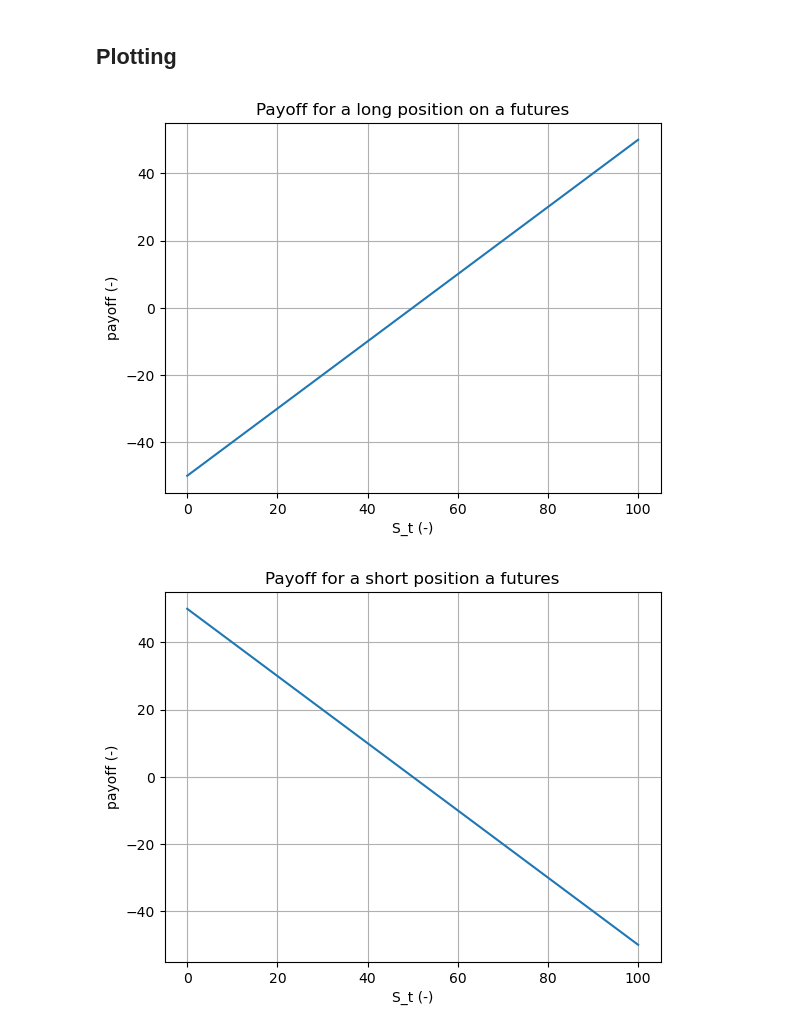
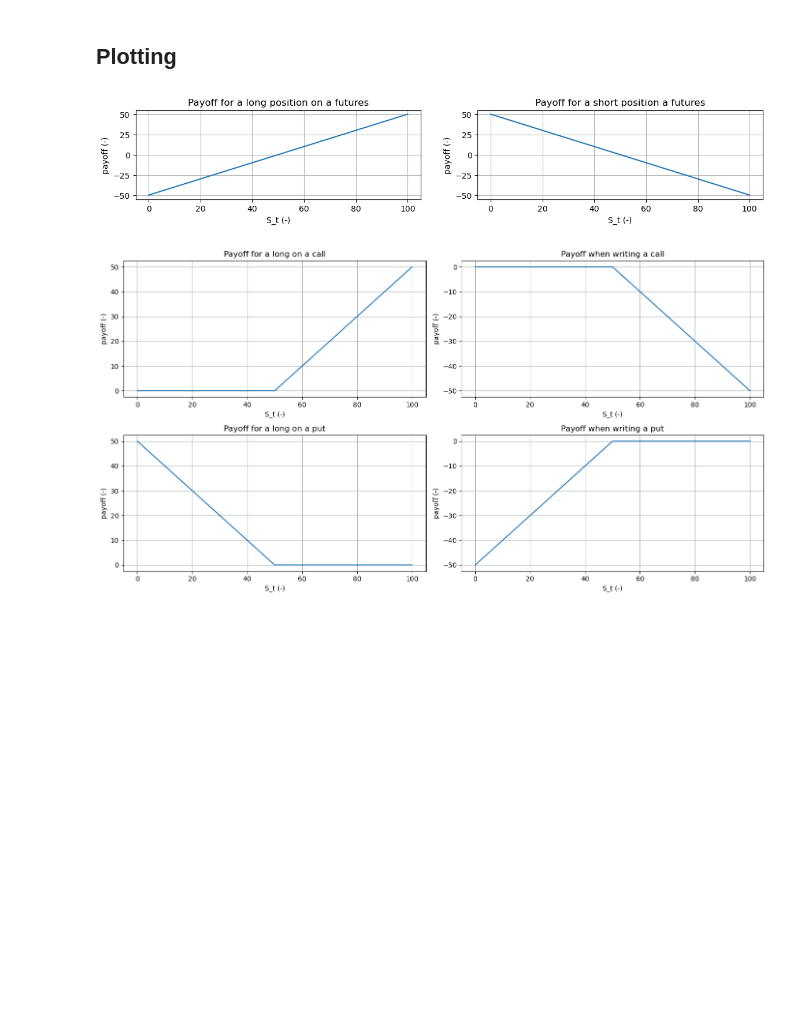
Before and after one commit to afournera/hull_notebook, a Jupyter notebook: notebook_hull.ipynb, the cells around one changed output. Drawn from its saved outputs; the diff is of its cells as text; code cells hidden in the pictures; blank space fills up the shorter version.

Commit message:
the precedent commit wasn't really clear : this one edit --in chapter 2 and 10 section-- the layout of the payoff plots

```diff
--- a/notebook_hull.ipynb
+++ b/notebook_hull.ipynb
@@ -238,26 +238,48 @@ k = 50
 # %% [markdown]
 ## Plotting
 # %%
-plt.plot(S_t, payoff_futures(S_t, k))
-plt.xlabel(f'S_t (-)')
-plt.ylabel(f'payoff (-)')
-plt.title(f'Payoff for a long position on a futures')
-plt.grid()
+fig, axs = plt.subplots(1, 2, figsize=(14,2), sharex=True)
+
+axs[0].plot(S_t, payoff_futures(S_t, k))
+axs[0].set_title(f'Payoff for a long position on a futures')
+axs[0].set_xlabel(f'S_t (-)')
+axs[0].set_ylabel(f'payoff (-)')
+axs[0].grid()
+
+axs[1].plot(S_t, -1*payoff_futures(S_t, k))
+axs[1].set_xlabel(f'S_t (-)')
+axs[1].set_ylabel(f'payoff (-)')
+axs[1].set_title(f'Payoff for a short position a futures')
+axs[1].grid()
 plt.show()
 
-plt.plot(S_t, -1*payoff_futures(S_t, k))
-plt.xlabel(f'S_t (-)')
-plt.ylabel(f'payoff (-)')
-plt.title(f'Payoff for a short position a futures')
-plt.grid()
+fig, axs = plt.subplots(2, 2, figsize=(14, 8))
+axs[0, 0].plot(S_t, payoff_call(S_t, k))
+axs[0, 0].set_xlabel(f'S_t (-)')
+axs[0, 0].set_ylabel(f'payoff (-)')
+axs[0, 0].set_title(f'Payoff for a long on a call')
+axs[0, 0].grid()
+
+axs[0, 1].plot(S_t, -1*payoff_call(S_t, k))
+axs[0, 1].set_xlabel(f'S_t (-)')
+axs[0, 1].set_ylabel(f'payoff (-)')
+axs[0, 1].set_title(f'Payoff when writing a call')
+axs[0, 1].grid()
+
+axs[1, 0].plot(S_t, payoff_put(S_t, k))
+axs[1, 0].set_xlabel(f'S_t (-)')
+axs[1, 0].set_ylabel(f'payoff (-)')
+axs[1, 0].set_title(f'Payoff for a long on a put')
+axs[1, 0].grid()
+
+axs[1, 1].plot(S_t, -1*payoff_put(S_t, k))
+axs[1, 1].set_xlabel(f'S_t (-)')
+axs[1, 1].set_ylabel(f'payoff (-)')
+axs[1, 1].set_title(f'Payoff when writing a put')
+axs[1, 1].grid()
+
+plt.tight_layout(rect=[0, 0.03, 1, 0.95]) # Adjust layout to prevent overlapping titles
 plt.show()
-
-plt.plot(S_t, payoff_call(S_t, k))
-plt.xlabel(f'S_t (-)')
-plt.ylabel(f'payoff (-)')
-plt.title(f'Payoff for a long on a call')
-plt.grid()
-plt.show()
 # %% [output]
-[figure, old version]
+[figure, new version]
-[figure, old version]
+[figure, new version]
```
Also changed, not shown: parts of 1 cell of this notebook.
